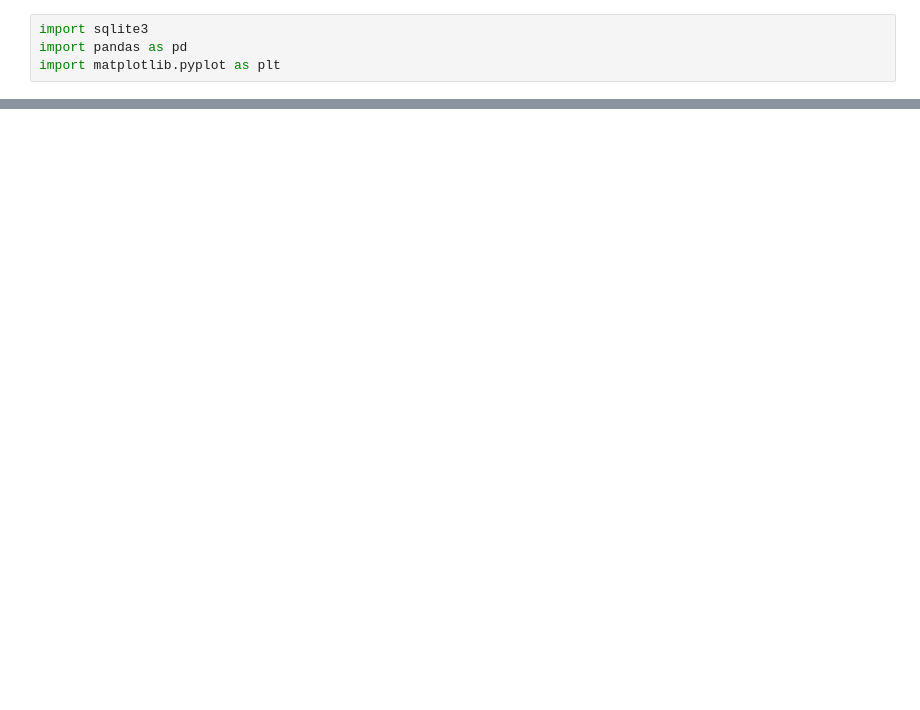
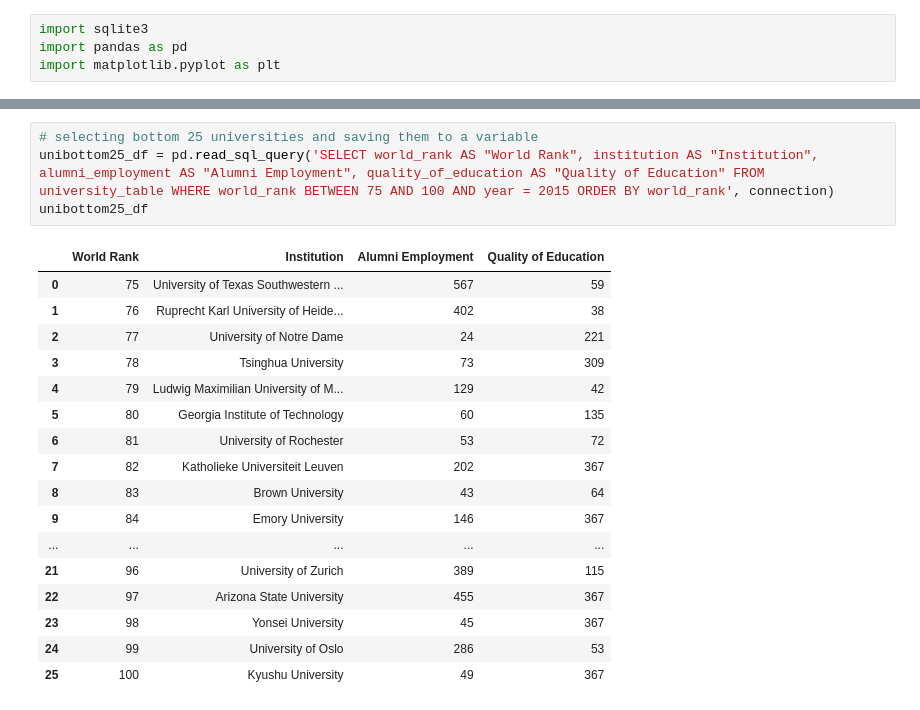
Before and after one commit to apryllc/higheredstats, a Jupyter notebook: Python Higher Ed Project.ipynb, the cells around one changed output, grey strips where cells are left out. Cells and saved outputs as stored; diff of their text form; blank space fills up the shorter version.

```diff
--- a/Python Higher Ed Project.ipynb
+++ b/Python Higher Ed Project.ipynb
@@ -45,0 +54,22 @@ print(unibottom25_df)
+# %%
+# selecting bottom 25 universities and saving them to a variable
+unibottom25_df = pd.read_sql_query('SELECT world_rank AS "World Rank", institution AS "Institution", alumni_employment AS "Alumni Employment", quality_of_education AS "Quality of Education" FROM university_table WHERE world_rank BETWEEN 75 AND 100 AND year = 2015 ORDER BY world_rank', connection)
+unibottom25_df
+# %% [output]
+|  | World Rank | Institution | Alumni Employment | Quality of Education |
+| 0 | 75 | University of Texas Southwestern ... | 567 | 59 |
+| 1 | 76 | Ruprecht Karl University of Heide... | 402 | 38 |
+| 2 | 77 | University of Notre Dame | 24 | 221 |
+| 3 | 78 | Tsinghua University | 73 | 309 |
+| 4 | 79 | Ludwig Maximilian University of M... | 129 | 42 |
+| 5 | 80 | Georgia Institute of Technology | 60 | 135 |
+| 6 | 81 | University of Rochester | 53 | 72 |
+| 7 | 82 | Katholieke Universiteit Leuven | 202 | 367 |
+| 8 | 83 | Brown University | 43 | 64 |
+| 9 | 84 | Emory University | 146 | 367 |
+| ... | ... | ... | ... | ... |
+| 21 | 96 | University of Zurich | 389 | 115 |
+| 22 | 97 | Arizona State University | 455 | 367 |
+| 23 | 98 | Yonsei University | 45 | 367 |
+| 24 | 99 | University of Oslo | 286 | 53 |
+| 25 | 100 | Kyushu University | 49 | 367 |
```
Also changed, not shown: parts of 7 cells of this notebook, 1 other file.
